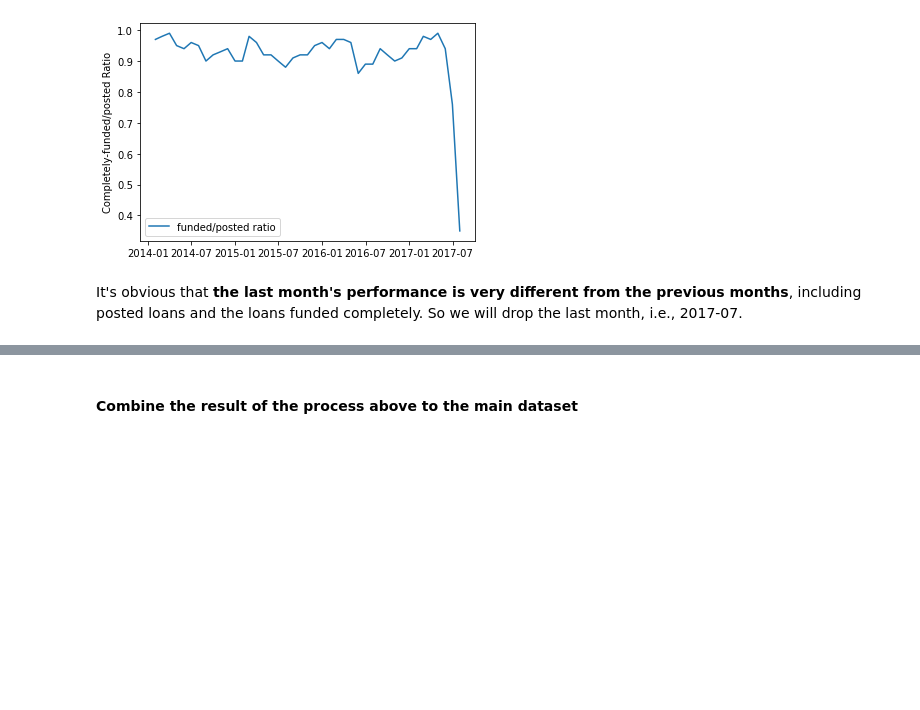
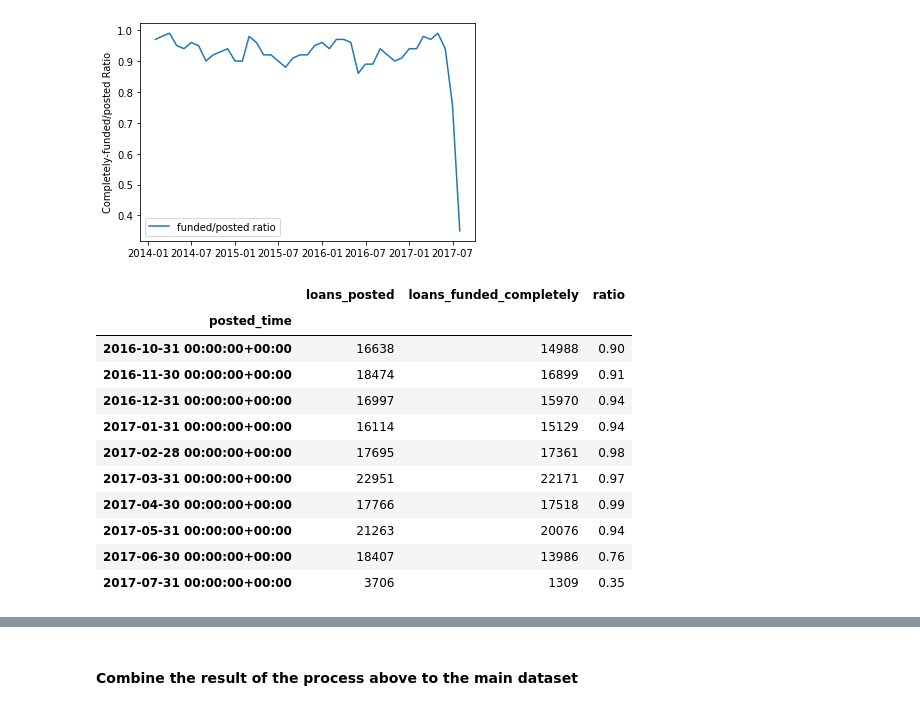
Before and after one commit to lasayin/Crowdfunding-on-Kiva-Platform, a Jupyter notebook: Kiva_Crowdfunding_Data_Wrangling.ipynb, the cells around one changed output, grey strips where cells are left out. Drawn from its saved outputs; the diff is of its cells as text; code cells hidden in the pictures; blank space fills up the shorter version.

```diff
--- a/Kiva_Crowdfunding_Data_Wrangling.ipynb
+++ b/Kiva_Crowdfunding_Data_Wrangling.ipynb
@@ -336,5 +340,19 @@ _ = plt.ylabel('Completely-funded/posted Ratio')
 _ = plt.legend()
 # %% [output]
 [figure]
-# %% [markdown]
-It's obvious that **the last month's performance is very different from the previous months**, including posted loans and the loans funded completely. So we will drop the last month, i.e., 2017-07.
+# %%
+# Check the last few month
+time_monthly_count.tail(10)
+# %% [output]
+|  | loans_posted | loans_funded_completely | ratio |
+| posted_time |  |  |  |
+| 2016-10-31 00:00:00+00:00 | 16638 | 14988 | 0.90 |
+| 2016-11-30 00:00:00+00:00 | 18474 | 16899 | 0.91 |
+| 2016-12-31 00:00:00+00:00 | 16997 | 15970 | 0.94 |
+| 2017-01-31 00:00:00+00:00 | 16114 | 15129 | 0.94 |
+| 2017-02-28 00:00:00+00:00 | 17695 | 17361 | 0.98 |
+| 2017-03-31 00:00:00+00:00 | 22951 | 22171 | 0.97 |
+| 2017-04-30 00:00:00+00:00 | 17766 | 17518 | 0.99 |
+| 2017-05-31 00:00:00+00:00 | 21263 | 20076 | 0.94 |
+| 2017-06-30 00:00:00+00:00 | 18407 | 13986 | 0.76 |
+| 2017-07-31 00:00:00+00:00 | 3706 | 1309 | 0.35 |
```
Also changed, not shown: parts of 45 cells of this notebook.
